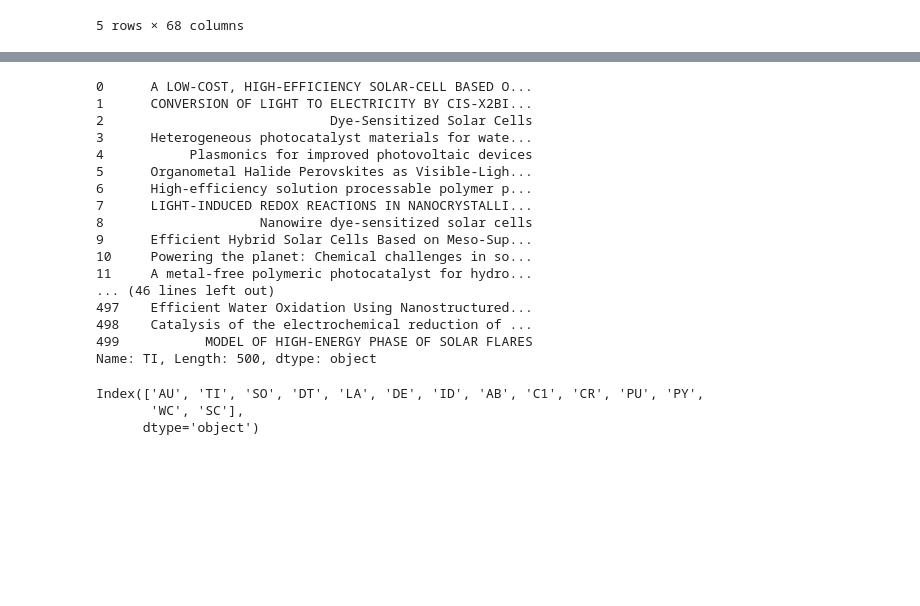
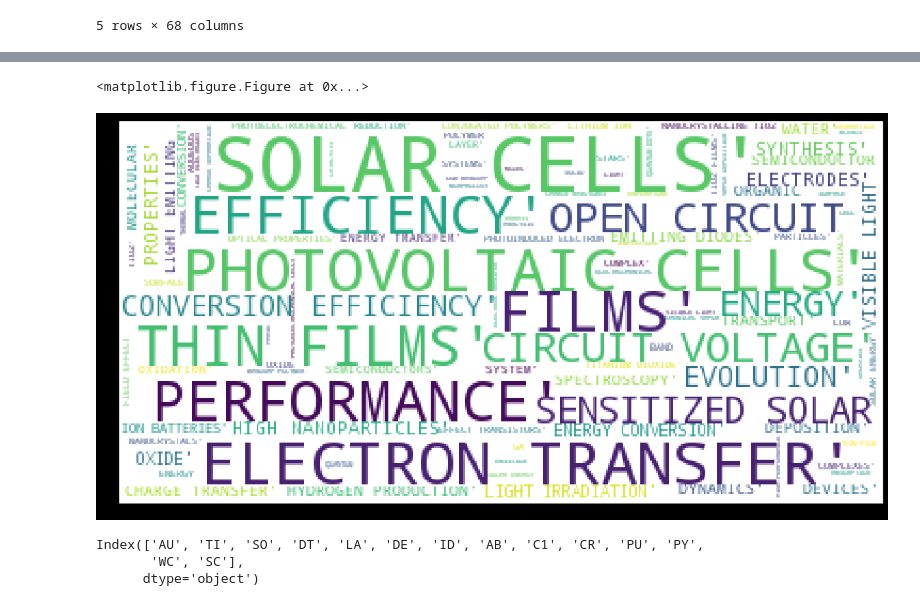
Before and after one commit to abndre/Solar_Energy, a Jupyter notebook: WoS/Solar_WoS.ipynb, the cells around one changed output, grey strips where cells are left out. Drawn from its saved outputs; the diff is of its cells as text; code cells hidden in the pictures; blank space fills up the shorter version.

Commit message:
update solar wordcloud

```diff
--- a/WoS/Solar_WoS.ipynb
+++ b/WoS/Solar_WoS.ipynb
@@ -84,25 +47,39 @@ AttributeError: 'float' object has no attribute 'split'
+# %%
+#print(len(list_di))
+from subprocess import check_output
+from wordcloud import WordCloud, STOPWORDS
+import matplotlib as mpl
+
+#mpl.rcParams['figure.figsize']=(8.0,6.0)    #(6.0,4.0)
+mpl.rcParams['font.size']=12                #10
+mpl.rcParams['savefig.dpi']=100             #72
+mpl.rcParams['figure.subplot.bottom']=.1
+
+
+stopwords = set(STOPWORDS)
+# %%
+wordcloud = WordCloud(
+                          background_color='white',
+                          stopwords=stopwords,
+                          width=800, height=400,
+                          max_words=200,
+                          max_font_size=40,
+                          random_state=42
+                         ).generate(str(list_di))
+# %%
+fig = plt.figure(1)
+plt.figure( figsize=(20,10), facecolor='k')
+plt.imshow(wordcloud)
+plt.axis('off')
+fig.savefig("word1.png", dpi=1800)
+plt.show()
+# %% [output]
+<matplotlib.figure.Figure at 0x...>
+[figure, added]
 # %%
 temp = df["TI"]
-print(temp)
+#print(temp)
 #temp.plot(kind='bar', xTitle = 'State name', yTitle = "# of incidents", title = 'Top States with highest number of Gun Violence')
-# %% [output]
-0      A LOW-COST, HIGH-EFFICIENCY SOLAR-CELL BASED O...
-1      CONVERSION OF LIGHT TO ELECTRICITY BY CIS-X2BI...
-2                             Dye-Sensitized Solar Cells
-3      Heterogeneous photocatalyst materials for wate...
-4           Plasmonics for improved photovoltaic devices
-5      Organometal Halide Perovskites as Visible-Ligh...
-6      High-efficiency solution processable polymer p...
-7      LIGHT-INDUCED REDOX REACTIONS IN NANOCRYSTALLI...
-8                    Nanowire dye-sensitized solar cells
-9      Efficient Hybrid Solar Cells Based on Meso-Sup...
-10     Powering the planet: Chemical challenges in so...
-11     A metal-free polymeric photocatalyst for hydro...
-... (46 lines left out)
-497    Efficient Water Oxidation Using Nanostructured...
-498    Catalysis of the electrochemical reduction of ...
-499           MODEL OF HIGH-ENERGY PHASE OF SOLAR FLARES
-Name: TI, Length: 500, dtype: object
 # %%
 df.keys()
 # %% [output]
```
Also changed, not shown: parts of 2 cells of this notebook.
